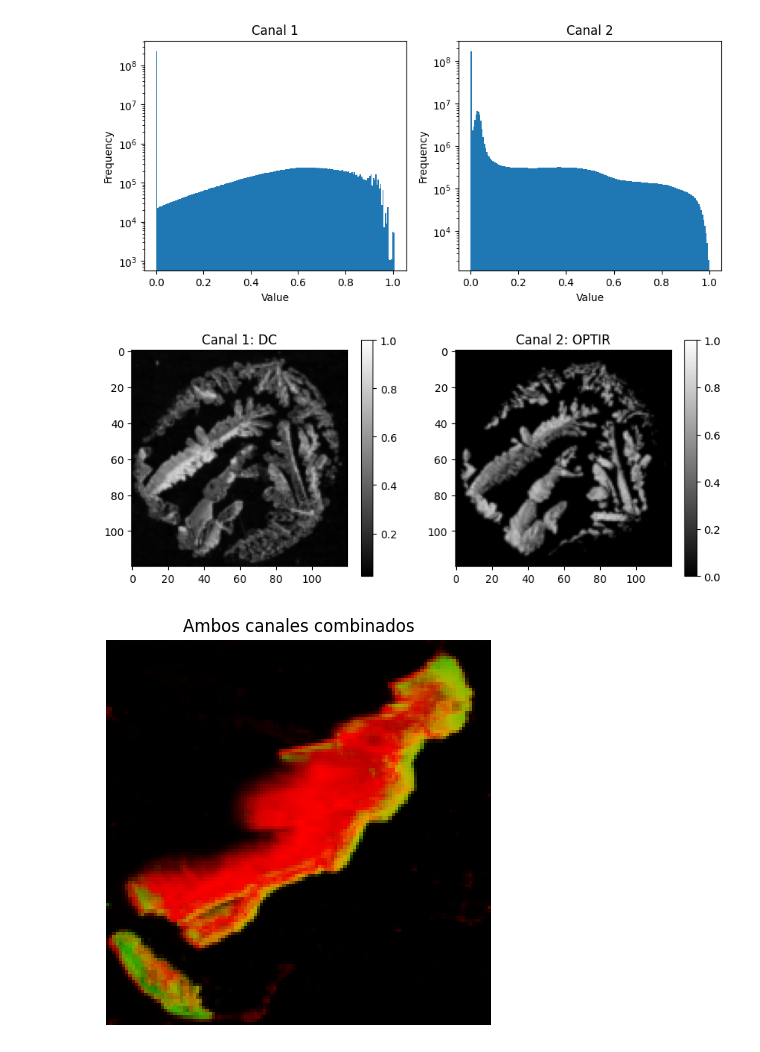
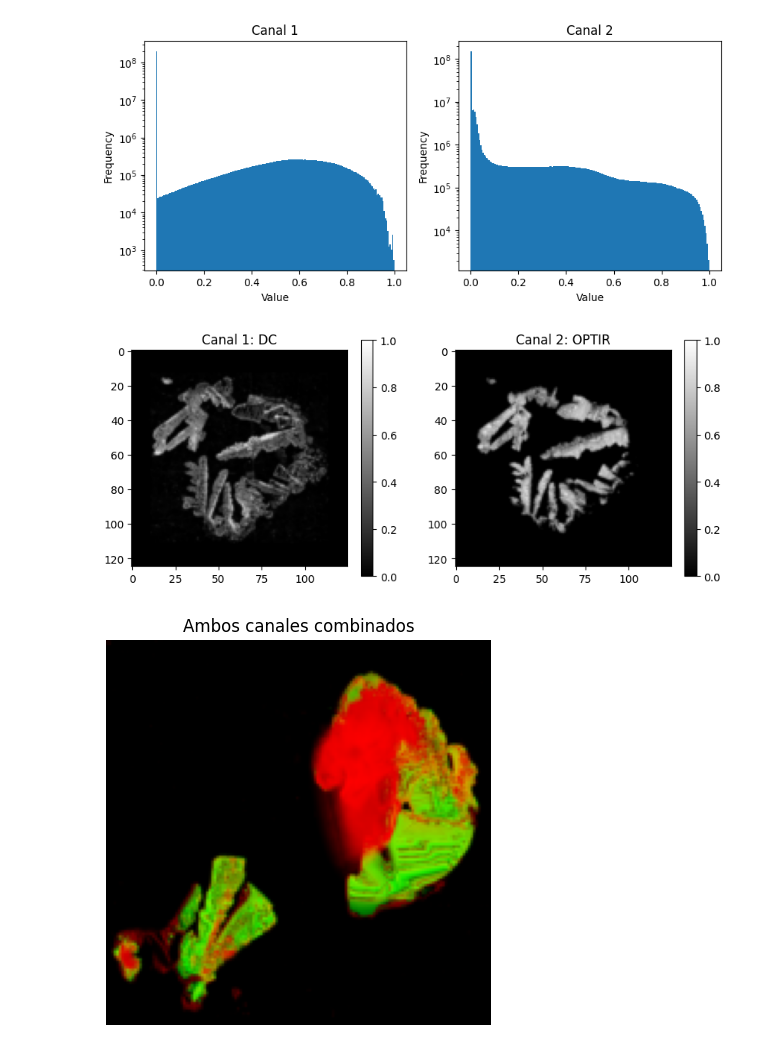
Before and after one commit to antonycardozo/CNNregression, a Jupyter notebook: cnn_regression.ipynb, the cells around one changed output. Drawn from its saved outputs; the diff is of its cells as text; code cells hidden in the pictures.

```diff
--- a/cnn_regression.ipynb
+++ b/cnn_regression.ipynb
@@ -13,12 +13,16 @@ import time
 channel_optir,channel_dc, y = datasets.load_data(data_path='./dataset')
 # %%
 #invertir canal optir para poder eliminar el bacground eliminando los datos mayores al 95% e invertir nuevamente
-channel_optir = preprocessing.apply_thresholding(channel_optir, threshold=6.55)
-channel_optir = preprocessing.clipping_local(channel_optir, low_percentile=0, high_percentile=99)
+channel_optir = preprocessing.apply_thresholding(channel_optir, threshold=6.7)
+channel_optir = preprocessing.clipping_local(channel_optir, low_percentile=0, high_percentile=99.9)
 
 #normalizacion de los datos
-channel_dc = preprocessing.clipping_maxmin_normalize(channel_dc, low_percentile=0, high_percentile=88)
-channel_optir= preprocessing.log_normalize(channel_optir)
+channel_dc = preprocessing.clipping_maxmin_normalize(channel_dc, low_percentile=0, high_percentile=77)
+channel_optir = preprocessing.log_normalize(channel_optir)
 #invertir valor de intensidades del canal DC
-channel_dc= preprocessing.invert_channel(channel_dc)
+channel_dc = preprocessing.invert_channel(channel_dc)
+
+#aplicar mascara
+#channel_dc= preprocessing.apply_mask(channel_dc, size= 1402)
+#channel_optir = preprocessing.apply_mask(channel_optir, size= 1402)
 # %% [output]
@@ -26,8 +30,7 @@ channel_dc= preprocessing.invert_channel(channel_dc)
 # %%
 #union de canales y reshape
-X= preprocessing.merge(channel_optir,channel_dc, height_shape=120, width_shape=120)
-#dividir los datos en entrenamiento y prueba
-X_train, X_out, y_train, y_out = train_test_split(X, y, test_size=0.3, random_state=42)
-X_test, X_validation, y_test, y_validation= train_test_split(X_out, y_out, test_size=0.5, random_state=30)
+X= preprocessing.merge(channel_optir,channel_dc, height_shape=125, width_shape=125)
+X_train, X_out, y_train, y_out = train_test_split(X, y, test_size=0.30, random_state=42)
+X_validation, X_test, y_validation, y_test= train_test_split(X_out, y_out, test_size=0.5, random_state=30)
 # %%
 NAME= "CNN_Regressor_mass_of_droplets{}".format(int(time.time()))
@@ -127,7 +130,6 @@ plt.show()
 # %%
-
-channel_c = preprocessing.apply_mask(channel_dc)
-channel_ir= preprocessing.apply_mask(channel_optir)
+channel_ir= channel_optir
+channel_c= channel_dc
 data_ir = np.array(channel_ir)
 # Aplanar todo a 1D
 data_ir_flat = data_ir.ravel()
@@ -161,11 +163,11 @@ plt.ylabel("Frequency")
 
 plt.show()
 # %% [output]
-[figure, old version]
+[figure, new version]
 # %%
 # img.shape = (alto, ancho, 2)
 plt.figure(figsize=(10,4))
-img = X[81]
+img = X[34]
 plt.subplot(1,2,1)
 plt.title("Canal 1: DC")
 plt.imshow(img[:, :, 0], cmap='gray', vmax=1)
@@ -178,24 +180,24 @@ plt.colorbar()
 
 plt.show()
 # %% [output]
-[figure, old version]
+[figure, new version]
 # %%
 
 
-img = X[2]  # tu imagen con shape (H, W, 2)
+img = X[8]  # tu imagen con shape (H, W, 2)
 
 # normalizar para visualizar
 img_norm = (img - img.min()) / (img.max() - img.min())
 
 # crear imagen RGB
 rgb = np.zeros((img.shape[0], img.shape[1], 3))
 rgb[:, :, 0] = img_norm[:, :, 0]   # canal 1 en rojo
 rgb[:, :, 1] = img_norm[:, :, 1]   # canal 2 en verde
 
 plt.figure(figsize=(5,5))
 plt.imshow(rgb)
 plt.title("Ambos canales combinados")
 plt.axis("off")
 plt.show()
 # %% [output]
-[figure, old version]
+[figure, new version]
```
Also changed, not shown: parts of 5 cells of this notebook, 2 other files.
